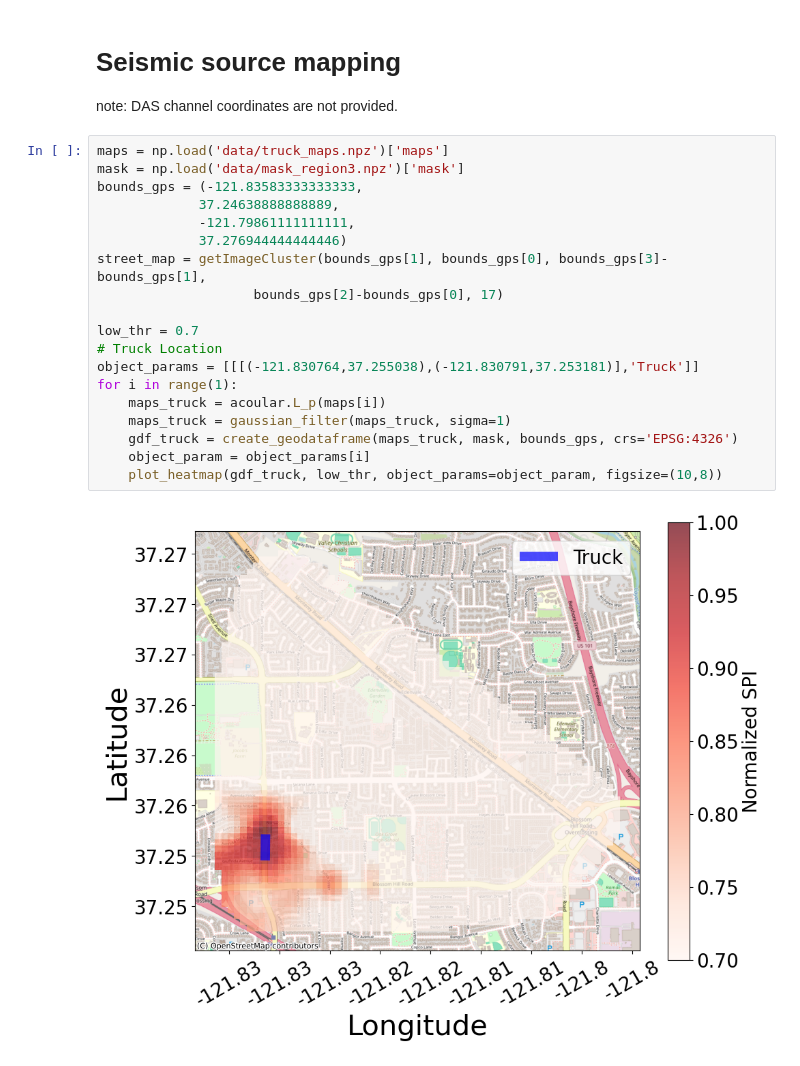
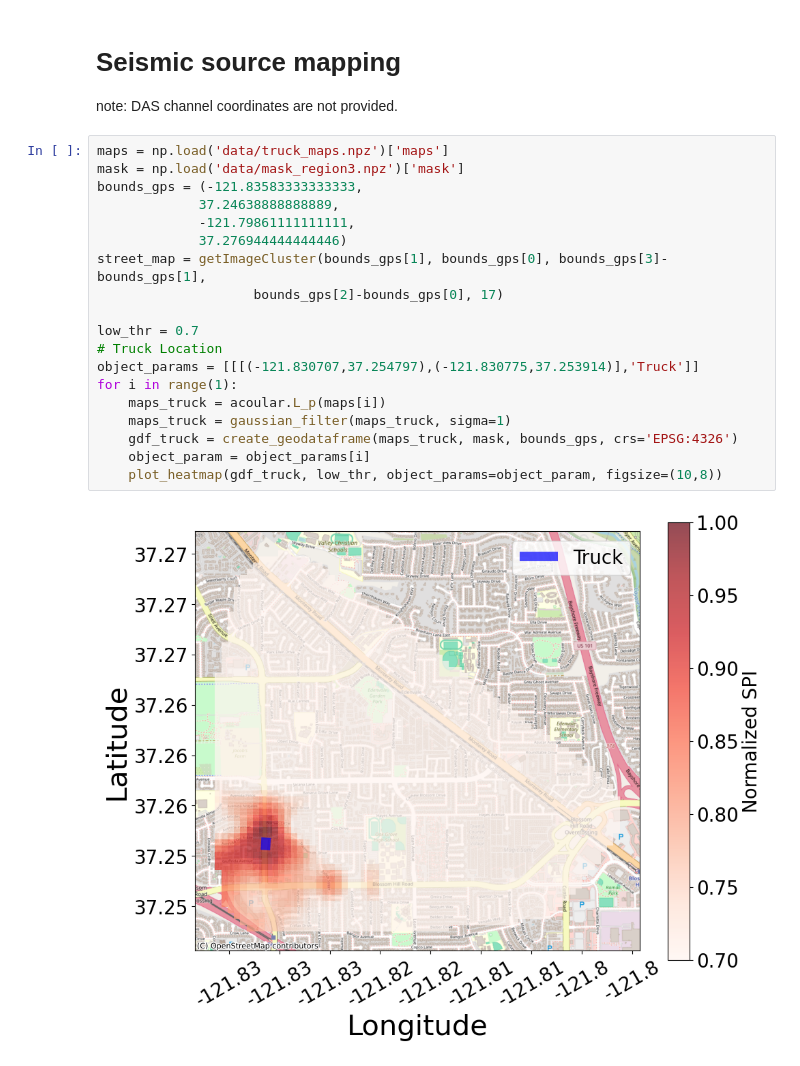
Before and after one commit to jingxiaoliu/urban_das, a Jupyter notebook: script_truck.ipynb, the cells around one changed output. Saved outputs shown, nothing was run; the diff lists cells and outputs as text.

```diff
--- a/script_truck.ipynb
+++ b/script_truck.ipynb
@@ -91,21 +91,21 @@ note: DAS channel coordinates are not provided.
 # %%
 maps = np.load('data/truck_maps.npz')['maps']
 mask = np.load('data/mask_region3.npz')['mask']
 bounds_gps = (-121.83583333333333,
              37.24638888888889,
              -121.79861111111111,
              37.276944444444446)
 street_map = getImageCluster(bounds_gps[1], bounds_gps[0], bounds_gps[3]-bounds_gps[1],
                     bounds_gps[2]-bounds_gps[0], 17)
 
 low_thr = 0.7
 # Truck Location
-object_params = [[[(-121.830764,37.255038),(-121.830791,37.253181)],'Truck']]
+object_params = [[[(-121.830707,37.254797),(-121.830775,37.253914)],'Truck']]
 for i in range(1):
     maps_truck = acoular.L_p(maps[i])
     maps_truck = gaussian_filter(maps_truck, sigma=1)
     gdf_truck = create_geodataframe(maps_truck, mask, bounds_gps, crs='EPSG:4326')
     object_param = object_params[i]
     plot_heatmap(gdf_truck, low_thr, object_params=object_param, figsize=(10,8))
 # %% [output]
-[figure, old version]
+[figure, new version]
```
